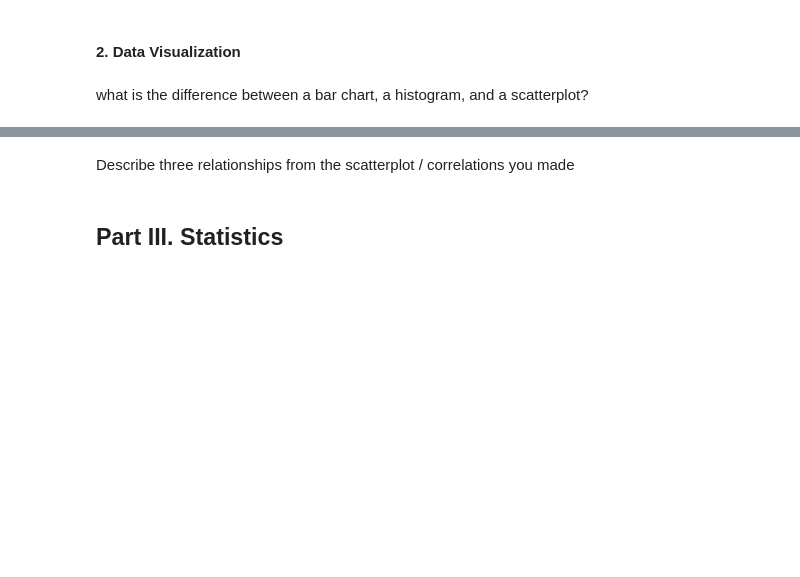
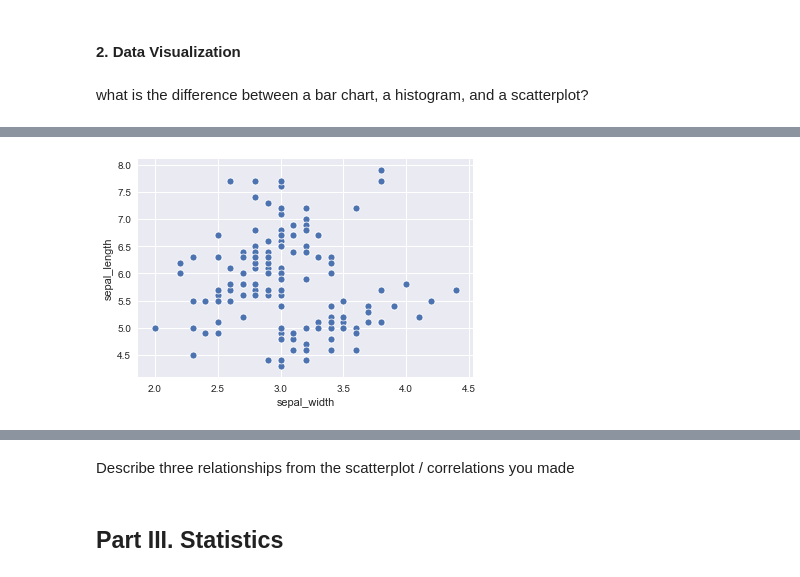
Before and after one commit to danvalen1/dsc-dc-phase1-code-challenge-review, a Jupyter notebook: Mod1_Review.ipynb, the cells around one changed output, grey strips where cells are left out. Cells and saved outputs as stored; diff of their text form; code cells hidden in the pictures; blank space fills up the shorter version.

```diff
--- a/Mod1_Review.ipynb
+++ b/Mod1_Review.ipynb
@@ -54,4 +154,11 @@ height = [60, 65, 67, 62]
 # %%
 # create a scatterplot of sepal length vs sepal width
+fig, ax = plt.subplots()
+sns.scatterplot(x = df.sepal_width,
+                y = df.sepal_length)
+
+plt.show()
+# %% [output]
+[figure, added]
 # %%
 #check the correlations among all the variables in the frame
```
Also changed, not shown: parts of 22 cells of this notebook.
